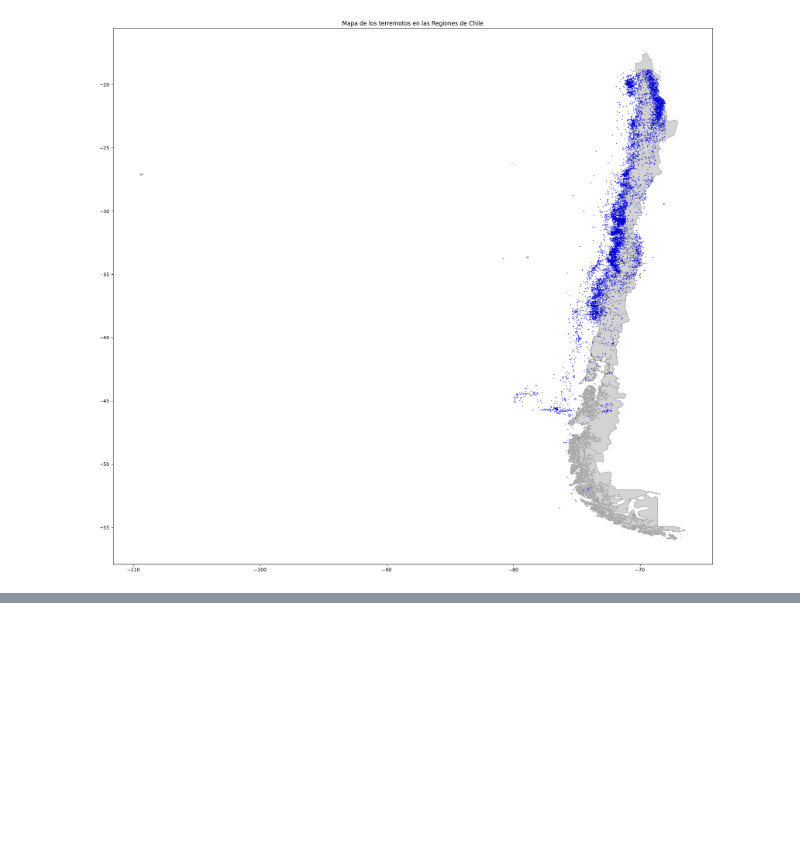
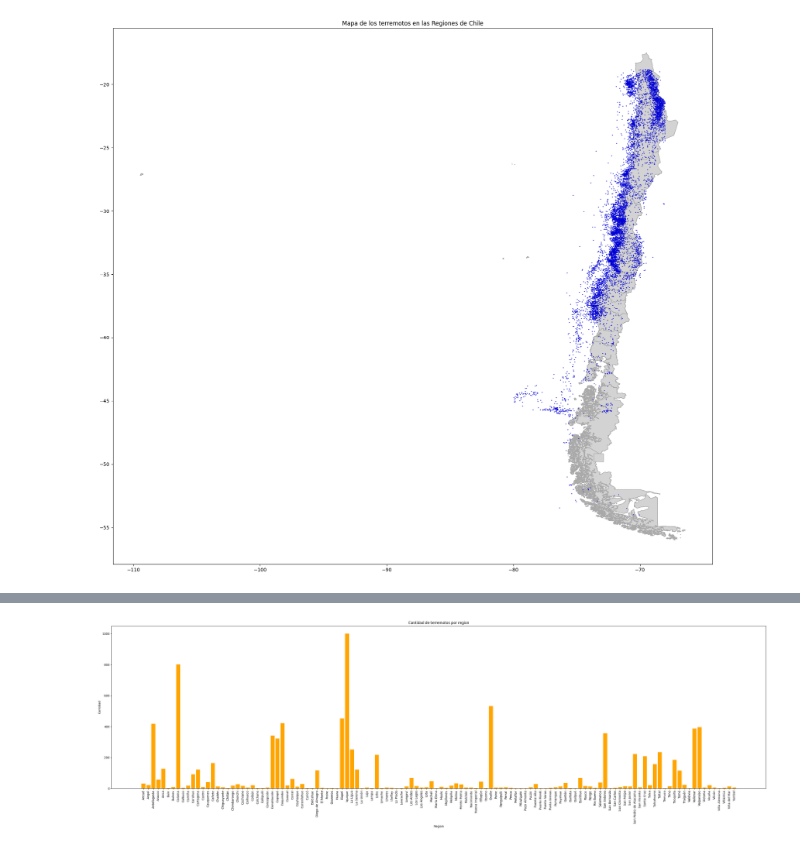
Before and after one commit to Skysilen-t/Proyecto-Ciencia-de-Datos, a Jupyter notebook: Propuesta y documento/Proyecto investigacion propuesta.ipynb, the cells around one changed output, grey strips where cells are left out. Drawn from its saved outputs; the diff is of its cells as text; code cells hidden in the pictures; blank space fills up the shorter version.

```diff
--- a/Propuesta y documento/Proyecto investigacion propuesta.ipynb
+++ b/Propuesta y documento/Proyecto investigacion propuesta.ipynb
@@ -504,0 +555,5 @@ plt.show()
+# %%
+#Ahora queremos filtrar por ciudades
+df_ciudades = df_copy.copy()
+df_ciudades = df_ciudades.groupby('zone').size().reset_index(name='counts')
+df_ciudades.head()
@@ -504,0 +567,10 @@ plt.show()
+# %%
+plt.figure(figsize=(40, 10))
+plt.bar(df_ciudades.zone, df_ciudades.counts, color = "orange")
+plt.title('Cantidad de terremotos por region')
+plt.xlabel('Region')
+plt.ylabel('Cantidad')
+plt.xticks(rotation=90)
+plt.show()
+# %% [output]
+[figure, added]
```
Also changed, not shown: parts of 19 cells of this notebook.
